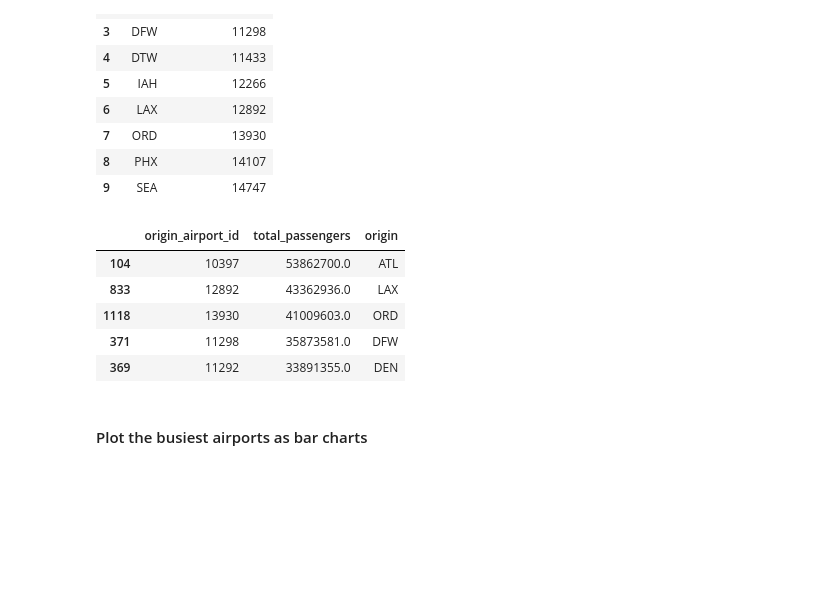
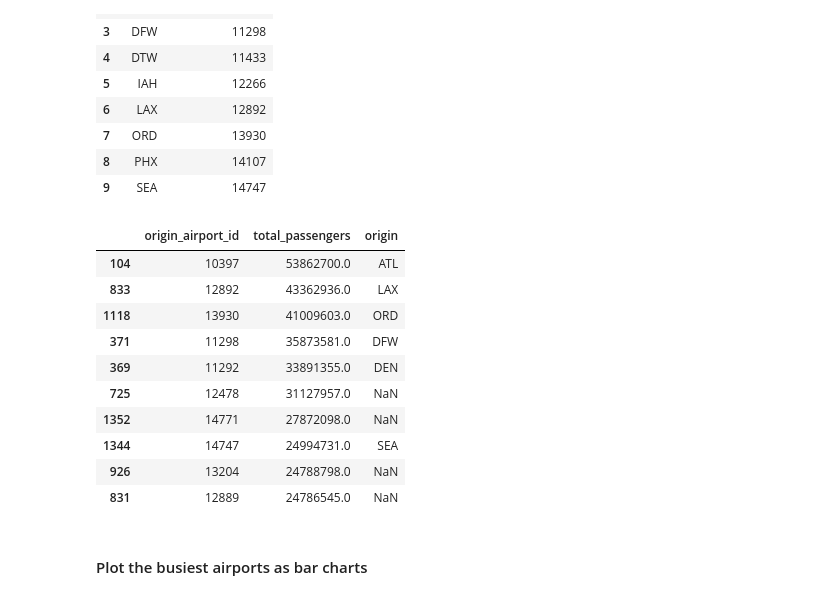
Before and after one commit to GailB-ca/lighthouse-mid-term-project, a Jupyter notebook: Flights Dataframe 2.ipynb, the cells around one changed output. Cells and saved outputs as stored; diff of their text form; code cells hidden in the pictures; blank space fills up the shorter version.

```diff
--- a/Flights Dataframe 2.ipynb
+++ b/Flights Dataframe 2.ipynb
@@ -274,7 +274,7 @@ def get_airport_names(airport_ids):
        WHERE date_part('year', TO_DATE(fl_date,'YYYY-MM-DD')) = 2019
        and origin_airport_id in (
     """
-    airport_names_query_2019 += ",".join([str(item) for item in aid_arr]) + ")"
+    airport_names_query_2019 += ",".join([str(item) for item in airport_ids]) + ")"
     return execute_read_query(con, airport_names_query_2019)
 # %%
 top_10_flights_airports = get_airport_names(top_10_airports['origin_airport_id'].to_numpy())
@@ -363,14 +367,19 @@ top_10_airports_names_passengers_2019
 | 9 | SEA | 14747 |
 # %%
 top_10_airports_by_passengers = top_10_passenger_airports.join(top_10_airports_names_passengers_2019.set_index('origin_airport_id'), on='origin_airport_id', rsuffix="dest")
-top_10_airports_by_passengers.head()
+top_10_airports_by_passengers.head(10)
 # %% [output]
 |  | origin_airport_id | total_passengers | origin |
 | 104 | 10397 | 53862700.0 | ATL |
 | 833 | 12892 | 43362936.0 | LAX |
 | 1118 | 13930 | 41009603.0 | ORD |
 | 371 | 11298 | 35873581.0 | DFW |
 | 369 | 11292 | 33891355.0 | DEN |
+| 725 | 12478 | 31127957.0 | NaN |
+| 1352 | 14771 | 27872098.0 | NaN |
+| 1344 | 14747 | 24994731.0 | SEA |
+| 926 | 13204 | 24788798.0 | NaN |
+| 831 | 12889 | 24786545.0 | NaN |
 # %% [markdown]
 #### Plot the busiest airports as bar charts
 # %%
```
Also changed, not shown: parts of 11 cells of this notebook.
